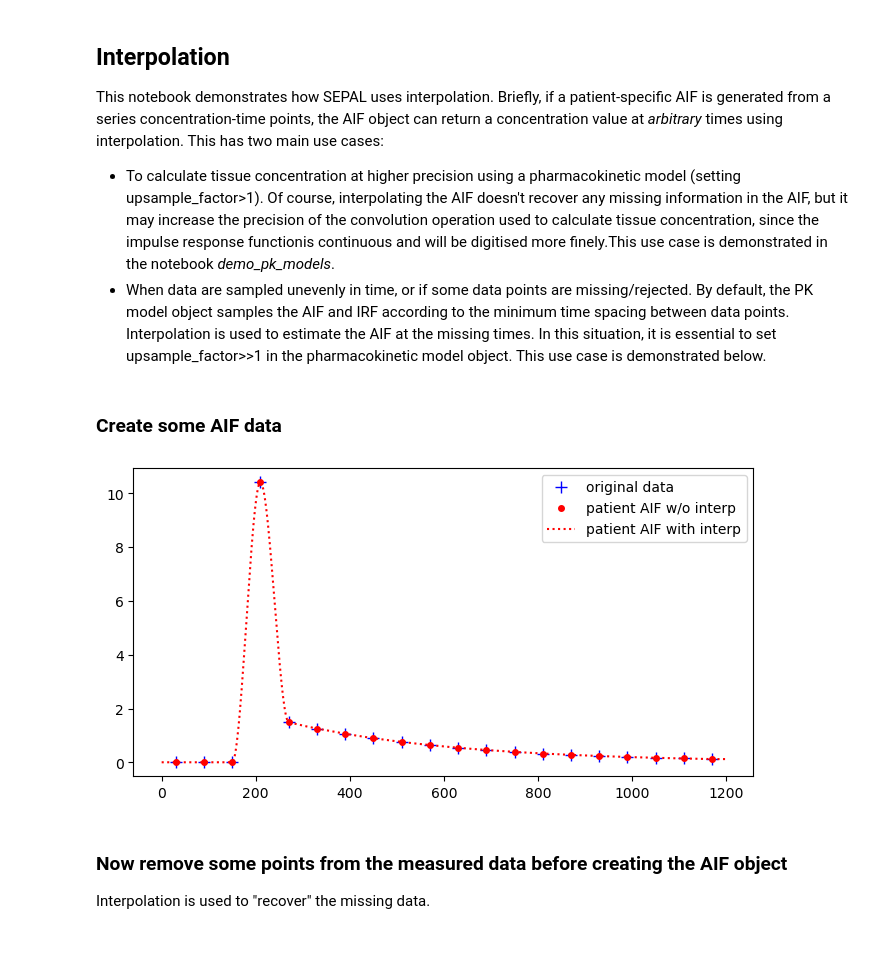
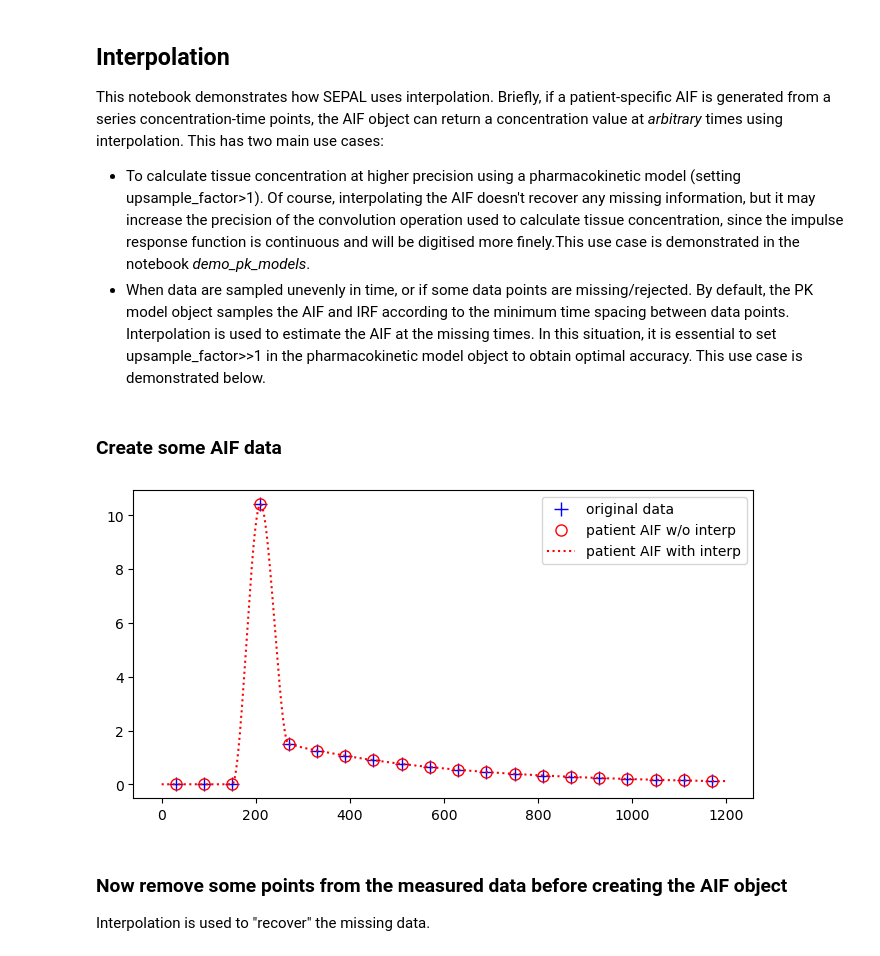
Before and after one commit to mjt320/SEPAL, a Jupyter notebook: demo/demo_interpolation.ipynb, the cells around one changed output. Drawn from its saved outputs; the diff is of its cells as text; code cells hidden in the pictures.

```diff
--- a/demo/demo_interpolation.ipynb
+++ b/demo/demo_interpolation.ipynb
@@ -3,8 +3,8 @@
 This notebook demonstrates how SEPAL uses interpolation.
 Briefly, if a patient-specific AIF is generated from a series concentration-time points, the AIF object can return a concentration value at *arbitrary* times using interpolation.
 This has two main use cases:
-- To calculate tissue concentration at higher precision using a pharmacokinetic model (setting upsample_factor>1). Of course, interpolating the AIF doesn't recover any missing information in the AIF, but it may increase the precision of the convolution operation used to calculate tissue concentration, since the impulse response functionis continuous and will be digitised more finely.This use case is demonstrated in the notebook *demo_pk_models*.
-- When data are sampled unevenly in time, or if some data points are missing/rejected. By default, the PK model object samples the AIF and IRF according to the minimum time spacing between data points. Interpolation is used to estimate the AIF at the missing times. In this situation, it is essential to set upsample_factor>>1 in the pharmacokinetic model object. This use case is demonstrated below.
+- To calculate tissue concentration at higher precision using a pharmacokinetic model (setting upsample_factor>1). Of course, interpolating the AIF doesn't recover any missing information, but it may increase the precision of the convolution operation used to calculate tissue concentration, since the impulse response function is continuous and will be digitised more finely.This use case is demonstrated in the notebook *demo_pk_models*.
+- When data are sampled unevenly in time, or if some data points are missing/rejected. By default, the PK model object samples the AIF and IRF according to the minimum time spacing between data points. Interpolation is used to estimate the AIF at the missing times. In this situation, it is essential to set upsample_factor>>1 in the pharmacokinetic model object to obtain optimal accuracy. This use case is demonstrated below.
 # %%
 import matplotlib.pyplot as plt
 import numpy as np
@@ -16,25 +16,25 @@ from sepal import dce_fit, aifs, pk_models
 # %%
 # define  timepoints
 dt = 60
 t = np.arange(0,20)*dt + dt/2
 
 # generate AIF data at these time points using the Parker function
 c_ap = aifs.Parker(hct=0.42, t_start=200).c_ap(t)
 plt.figure(figsize=(8,4))
-plt.plot(t, c_ap, 'b+', markersize=8, label='original data')
+plt.plot(t, c_ap, 'b+', markersize=10, label='original data')
 
 # Assuming this is the measured AIF, create a patient-specific AIF object based on these data points
 aif_patient = aifs.PatientSpecific(t, c_ap)
 c_ap_patient = aif_patient.c_ap(t)
-plt.plot(t, aif_patient.c_ap(t), 'r.', markersize=8, label='patient AIF w/o interp')
+plt.plot(t, aif_patient.c_ap(t), 'ro', markerfacecolor='none', markersize=8, label='patient AIF w/o interp')
 
 # now create a finely-spaced set of time points and get (interpolated) AIF at these times
 t_fine = np.arange(0, 1199)
 plt.plot(t_fine, aif_patient.c_ap(t_fine), 'r:', label='patient AIF with interp')
 
 plt.legend();
 # %% [output]
-[figure, old version]
+[figure, new version]
 # %% [markdown]
 ### Now remove some points from the measured data before creating the AIF object
 Interpolation is used to "recover" the missing data.
```
Also changed, not shown: parts of 2 cells of this notebook.
